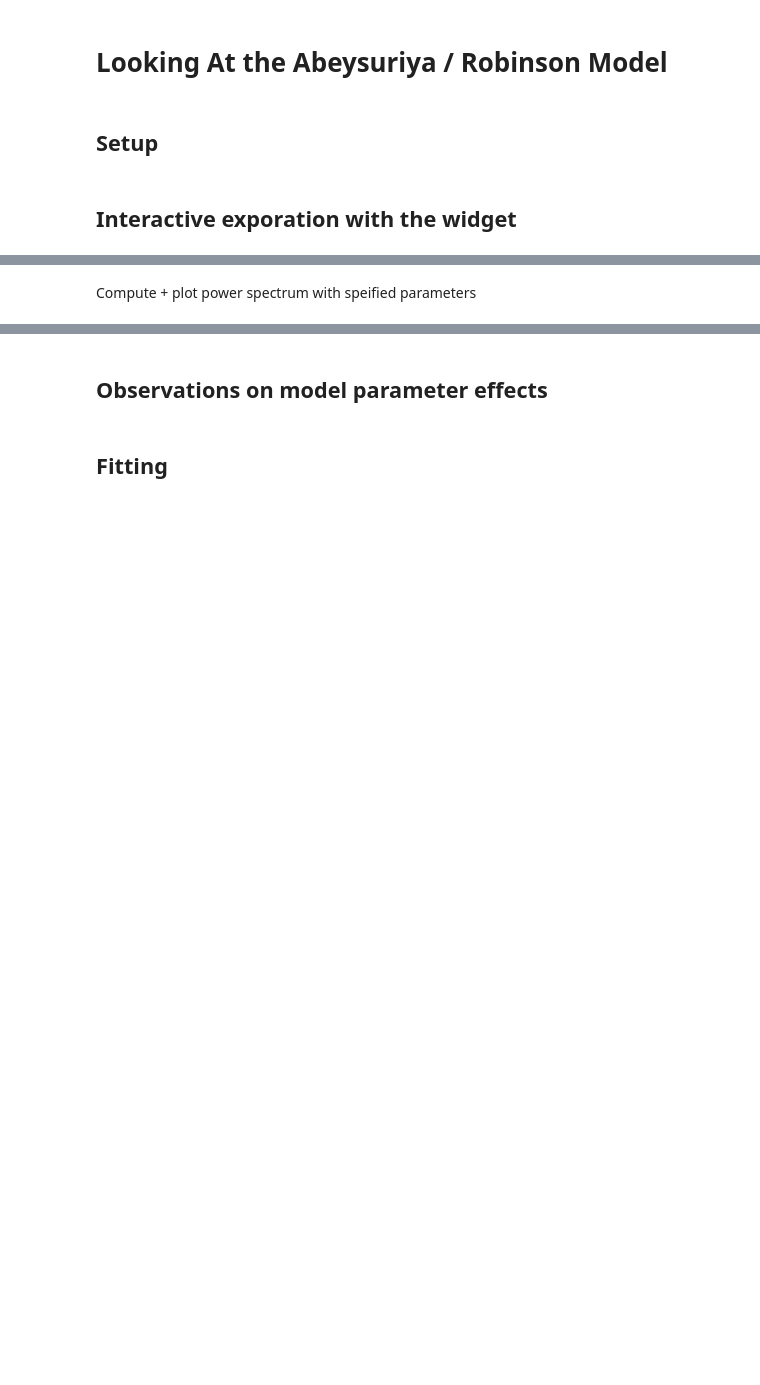
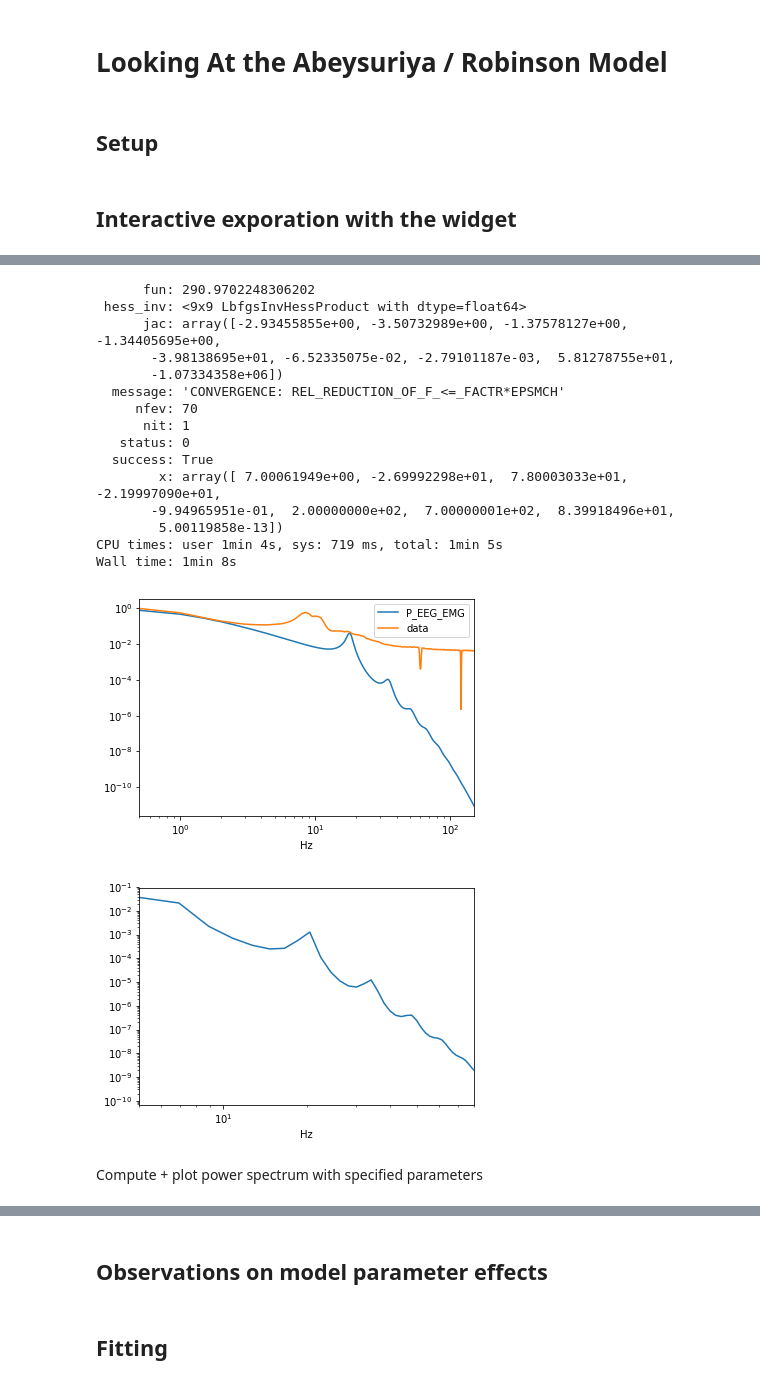
Before and after one commit to Lefebvrelab/SpectralNeuralModels, a Jupyter notebook: notes/notebooks/looking_at_the_abeysuriya_model.ipynb, the cells around one changed output, grey strips where cells are left out. Drawn from its saved outputs; the diff is of its cells as text; code cells hidden in the pictures; blank space fills up the shorter version.

```diff
--- a/notes/notebooks/looking_at_the_abeysuriya_model.ipynb
+++ b/notes/notebooks/looking_at_the_abeysuriya_model.ipynb
@@ -32,5 +125,37 @@ aW50ZXJhY3RpdmUoY2hpbGRyZW49KEludFNsaWRlcih2YWx1ZT01LCBkZXNjcmlwdGlvbj11J0dfZWUn
+# %%
+%%time
+newparams = dict(G_ee=7.,G_ei=-27.,G_ese=78.,G_esre=-22.,G_srs=-1.,
+                alpha=200.,beta=700,t=84.)
+mod = Abeysuriya2015Model()
+for k,v in newparams.items(): setattr(mod,k,v)
+fit_res,fit_df = mod.fit(data,freqs,param_list,0.1,normalize=True,fit_log=True)# alse)#True)
+print(fit_res)
+
+fig, ax = plt.subplots()
+fit_df[['P_EEG_EMG', 'data']].plot(logx=True,logy=True,ax=ax)
+
+fig, ax = plt.subplots()
+mod.compute_P(mod.freqs,return_df=True)['P_EEG_EMG'].plot(logx=True,logy=True,xlim=[5,80],ax=ax)
+# %% [output]
+      fun: 290.9702248306202
+ hess_inv: <9x9 LbfgsInvHessProduct with dtype=float64>
+      jac: array([-2.93455855e+00, -3.50732989e+00, -1.37578127e+00, -1.34405695e+00,
+       -3.98138695e+01, -6.52335075e-02, -2.79101187e-03,  5.81278755e+01,
+       -1.07334358e+06])
+  message: 'CONVERGENCE: REL_REDUCTION_OF_F_<=_FACTR*EPSMCH'
+     nfev: 70
+      nit: 1
+   status: 0
+  success: True
+        x: array([ 7.00061949e+00, -2.69992298e+01,  7.80003033e+01, -2.19997090e+01,
+       -9.94965951e-01,  2.00000000e+02,  7.00000001e+02,  8.39918496e+01,
+        5.00119858e-13])
+CPU times: user 1min 4s, sys: 719 ms, total: 1min 5s
+Wall time: 1min 8s
+[figure, added]
+[figure, added]
 # %% [markdown]
-Compute + plot power spectrum with speified parameters
+Compute + plot power spectrum with specified parameters
 # %%
 plt.figure()
 mod = Abeysuriya2015Model()
```
Also changed, not shown: parts of 35 cells of this notebook.
